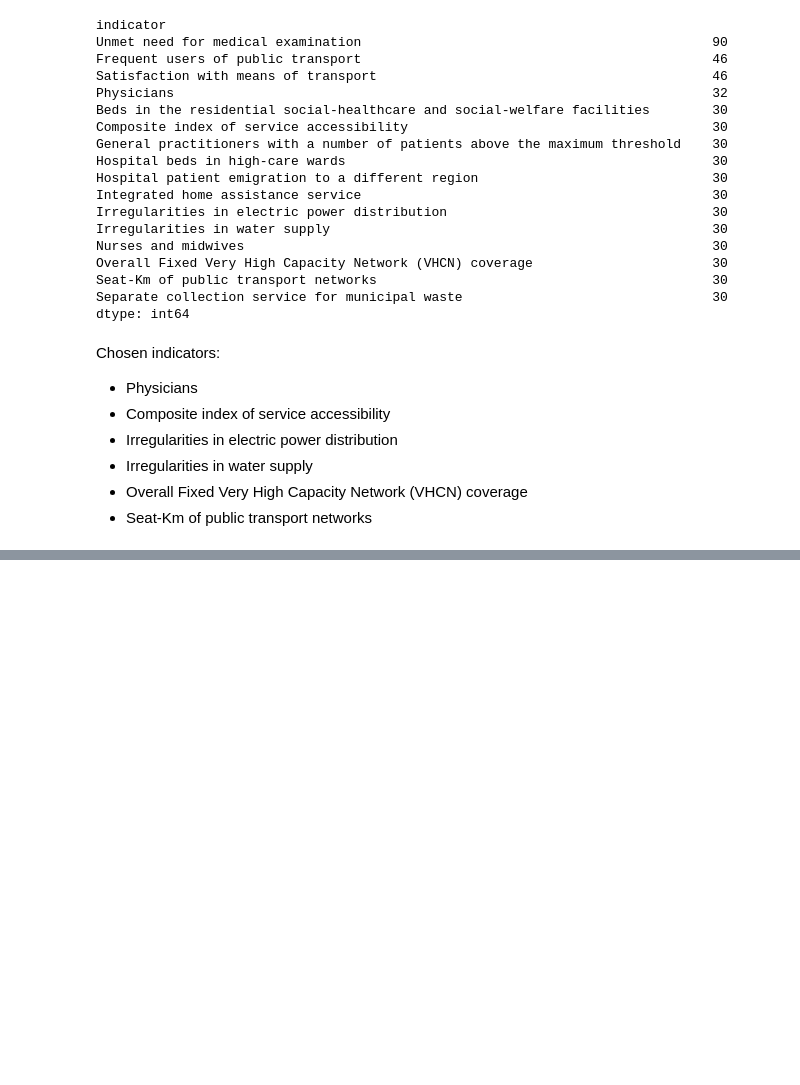
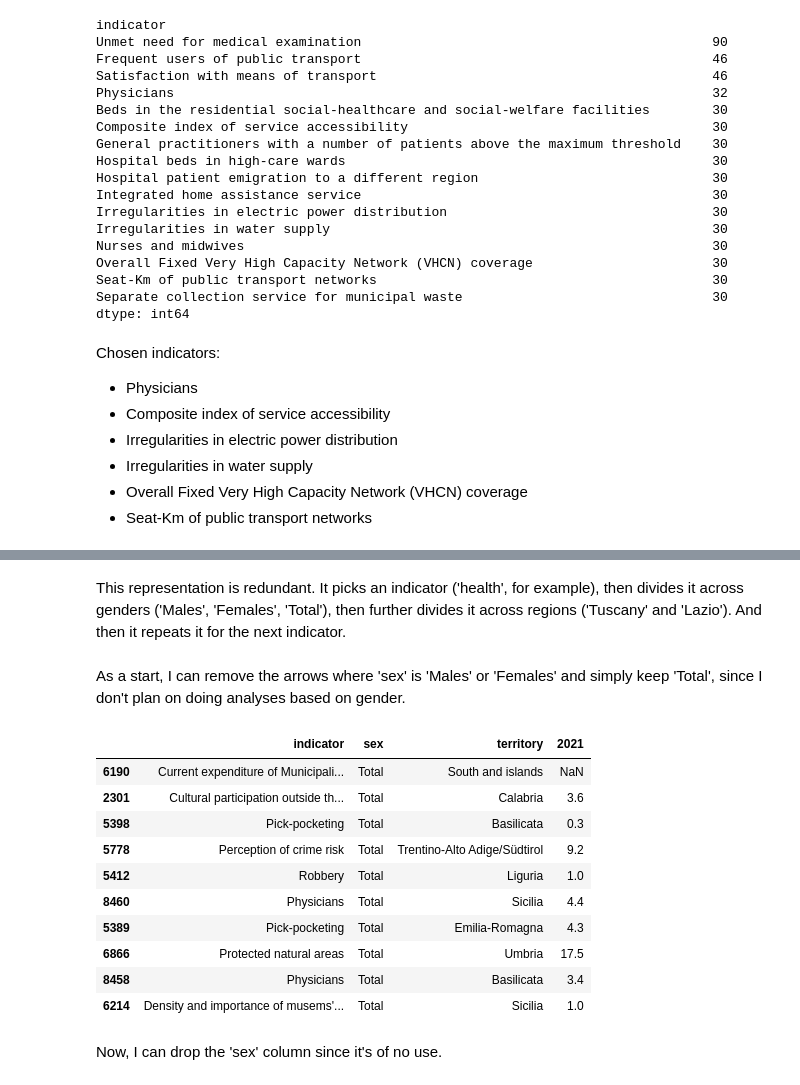
Before and after one commit to EphiWalker/Italy_BES, a Jupyter notebook: italy_bes.ipynb, the cells around one changed output, grey strips where cells are left out. Drawn from its saved outputs; the diff is of its cells as text; code cells hidden in the pictures; blank space fills up the shorter version.

```diff
--- a/italy_bes.ipynb
+++ b/italy_bes.ipynb
@@ -516,0 +483,2 @@ good_indicators
+# %%
+italy_bes = italy_bes[italy_bes['indicator'].isin(good_indicators)]
@@ -516,0 +497,7 @@ good_indicators
+# %%
+italy_bes = italy_bes.drop(columns = {'domain', 'code', 'unit', 'source', 'note'}) #drop unwanted columns
+
+#check to see if our most recent years has enough data for use
+print(italy_bes[2023].isna().sum())
+print(italy_bes[2022].isna().sum())
+print(italy_bes[2021].isna().sum())
@@ -516,0 +510,2 @@ good_indicators
+# %%
+italy_bes = italy_bes[['indicator', 'sex', 'territory', 2021]]
@@ -516,0 +529,22 @@ good_indicators
+# %% [markdown]
+This representation is redundant. It picks an indicator ('health', for example), then divides it across genders ('Males', 'Females', 'Total'), then further divides it across regions ('Tuscany' and 'Lazio'). And then it repeats it for the next indicator.
+# %% [markdown]
+As a start, I can remove the arrows where 'sex' is 'Males' or 'Females' and simply keep 'Total', since I don't plan on doing analyses based on gender.
+# %%
+italy_bes = italy_bes[italy_bes['sex'] == 'Total']
+# %%
+italy_bes.sample(10, random_state = 25)
+# %% [output]
+|  | indicator | sex | territory | 2021 |
+| 6190 | Current expenditure of Municipali... | Total | South and islands | NaN |
+| 2301 | Cultural participation outside th... | Total | Calabria | 3.6 |
+| 5398 | Pick-pocketing | Total | Basilicata | 0.3 |
+| 5778 | Perception of crime risk | Total | Trentino-Alto Adige/Südtirol | 9.2 |
+| 5412 | Robbery | Total | Liguria | 1.0 |
+| 8460 | Physicians | Total | Sicilia | 4.4 |
+| 5389 | Pick-pocketing | Total | Emilia-Romagna | 4.3 |
+| 6866 | Protected natural areas | Total | Umbria | 17.5 |
+| 8458 | Physicians | Total | Basilicata | 3.4 |
+| 6214 | Density and importance of musems'... | Total | Sicilia | 1.0 |
+# %% [markdown]
+Now, I can drop the 'sex' column since it's of no use.
```
Also changed, not shown: parts of 35 cells of this notebook.
